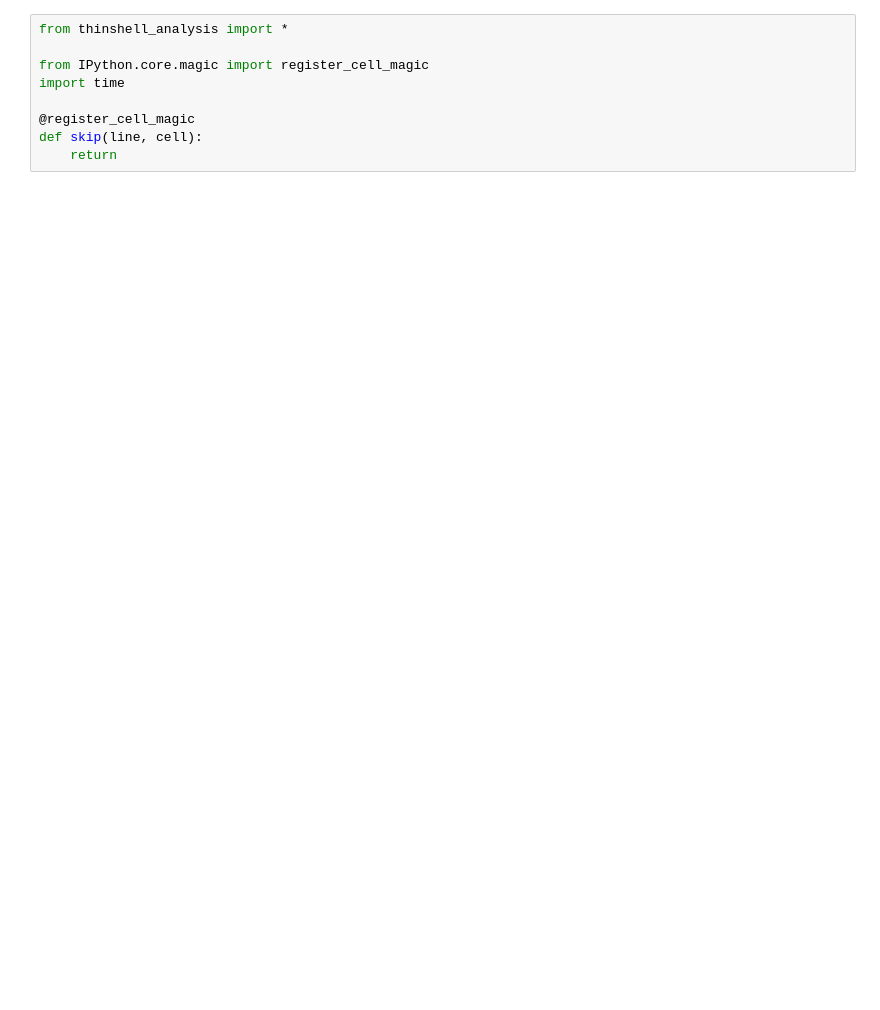
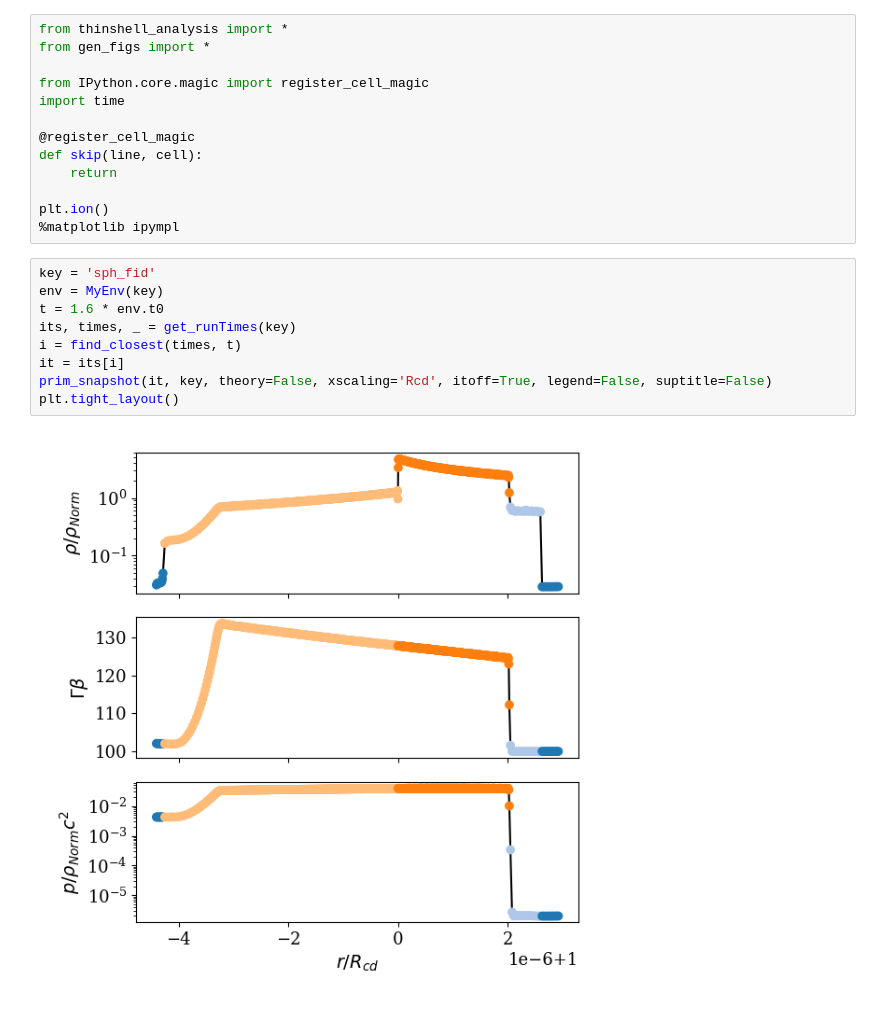
Before and after one commit to ACharletENSL/GAMMA_MWN, a Jupyter notebook: bin/Tools/project_v1/testing_thinshell.ipynb, the cells around one changed output. Cells and saved outputs as stored; diff of their text form; blank space fills up the shorter version.

```diff
--- a/bin/Tools/project_v1/testing_thinshell.ipynb
+++ b/bin/Tools/project_v1/testing_thinshell.ipynb
@@ -1,5 +1,6 @@
 # %%
 from thinshell_analysis import *
+from gen_figs import *
 
 from IPython.core.magic import register_cell_magic
 import time
@@ -7,6 +8,20 @@ import time
 @register_cell_magic
 def skip(line, cell):
     return
+
+plt.ion()
+%matplotlib ipympl
+# %%
+key = 'sph_fid'
+env = MyEnv(key)
+t = 1.6 * env.t0
+its, times, _ = get_runTimes(key)
+i = find_closest(times, t)
+it = its[i]
+prim_snapshot(it, key, theory=False, xscaling='Rcd', itoff=True, legend=False, suptitle=False)
+plt.tight_layout()
+# %% [output]
+[figure, added]
 # %%
 key = 'sph_fid'
 sh = 'RS'
```
Also changed, not shown: parts of 5 cells of this notebook, 35 other files.
